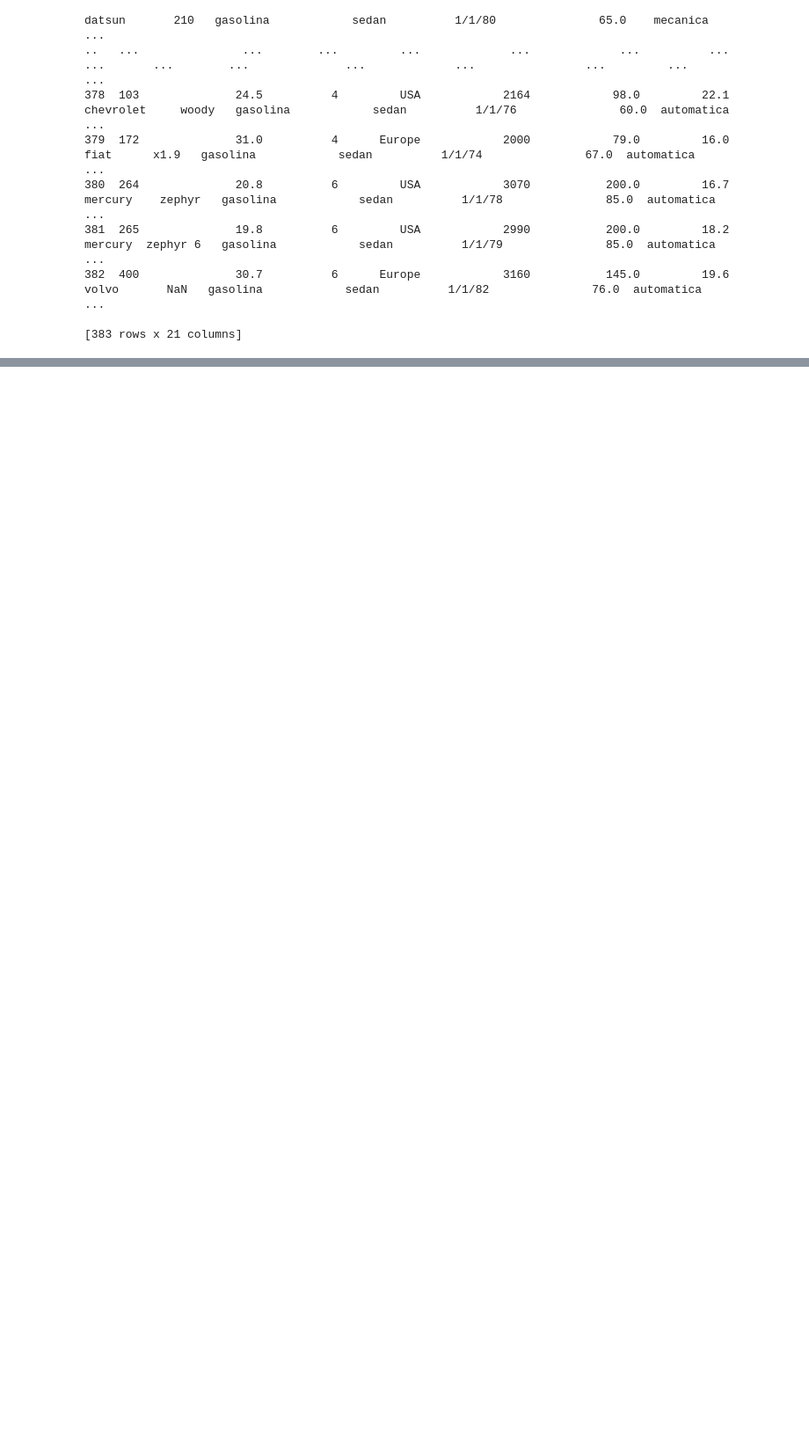
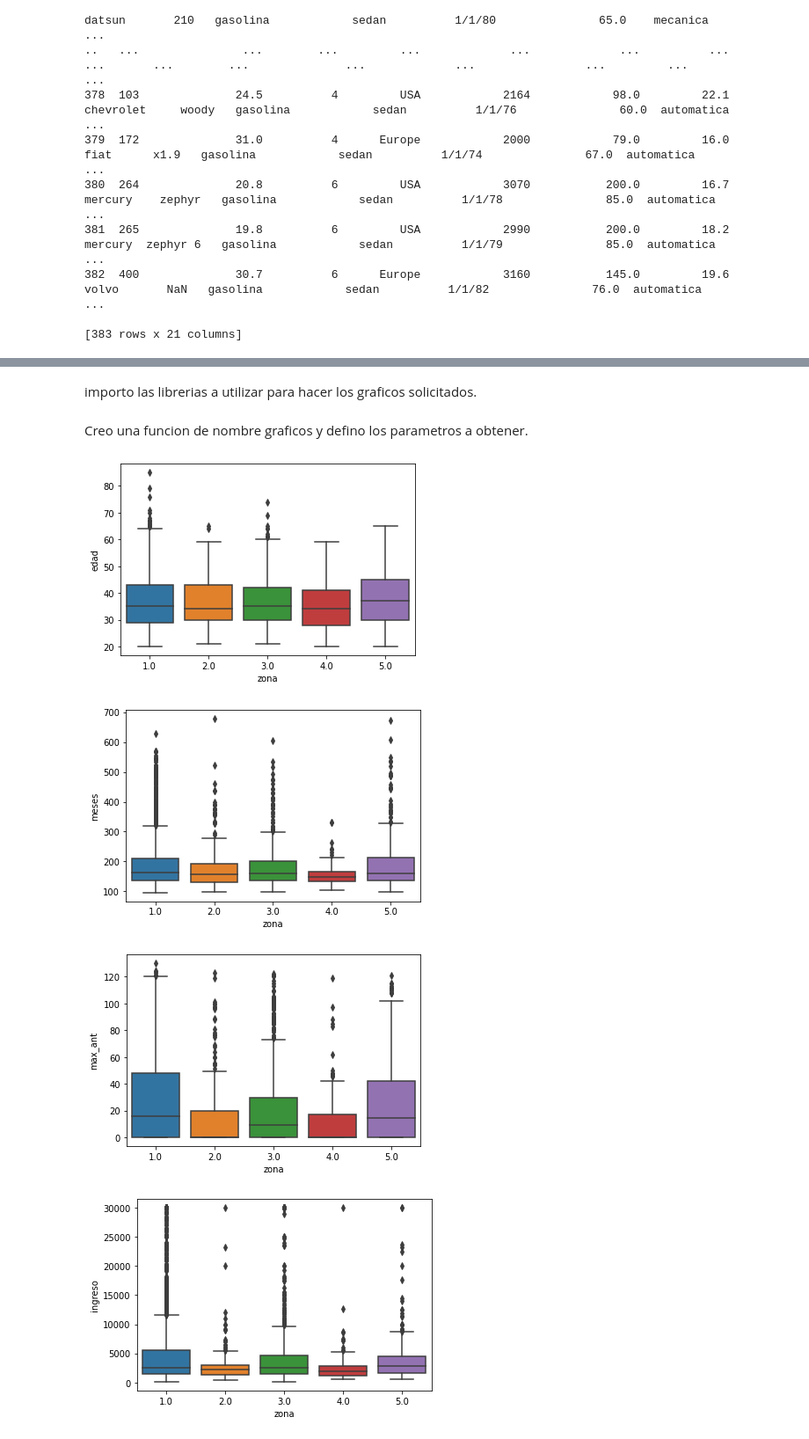
Before and after one commit to leonardosanchez2017/DATA-ANALYTICS-Academy, a Jupyter notebook: Practica2.ipynb, the cells around one changed output, grey strips where cells are left out. Shown: that part at 88% size. Saved outputs shown, nothing was run; the diff lists cells and outputs as text; code cells hidden in the pictures; blank space fills up the shorter version.

```diff
--- a/Practica2.ipynb
+++ b/Practica2.ipynb
@@ -70,0 +109,3 @@ Este punto lo realice de forma directa, trate de hacerlo relacionando dos campos
+# %%
+driesgos= pd.read_csv('Data - Riesgos (1).csv')
+print(driesgos)
@@ -70,0 +151,3 @@ Este punto lo realice de forma directa, trate de hacerlo relacionando dos campos
+# %%
+columnas = driesgos.select_dtypes(include=['float64']).columns
+columnas
@@ -70,0 +162,23 @@ Este punto lo realice de forma directa, trate de hacerlo relacionando dos campos
+# %% [markdown]
+importo las librerias a utilizar para hacer los graficos solicitados.
+# %%
+def graficos(columnas, data, x):
+
+  for i, colum in enumerate(columnas):
+    fig, ax = plt.subplots(figsize=(6, 4))
+    sns.boxplot (
+        x = x,
+        y = colum,
+        data  = data,
+        )
+# %% [markdown]
+Creo una funcion de nombre graficos y defino los parametros a obtener.
+# %%
+x = driesgos.zona  # a x le asigno la variable a analizar
+
+graficos(columnas, driesgos, x) # aqui paso lo parametros
+# %% [output]
+[figure, added]
+[figure, added]
+[figure, added]
+[figure, added]
```
Also changed, not shown: parts of 20 cells of this notebook.
